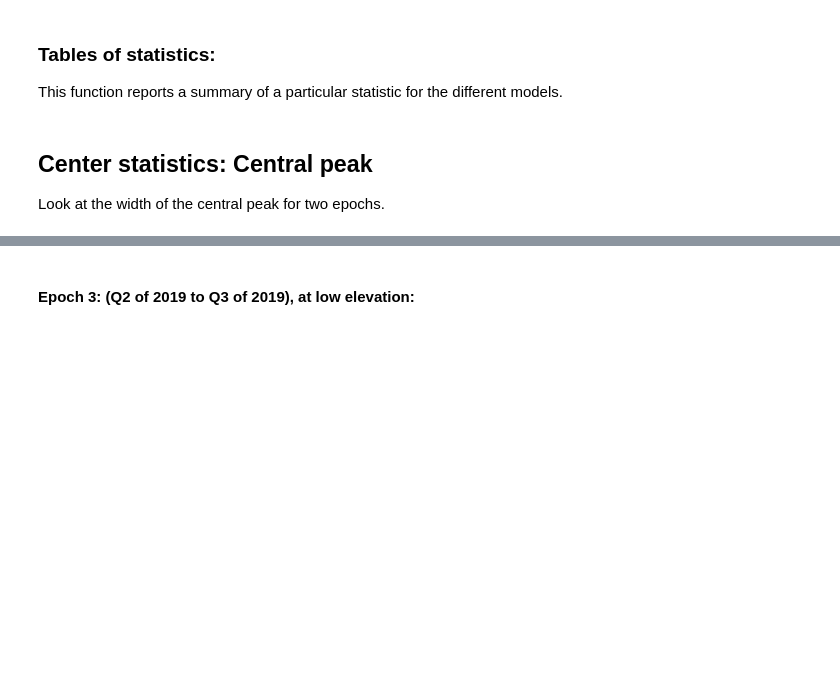
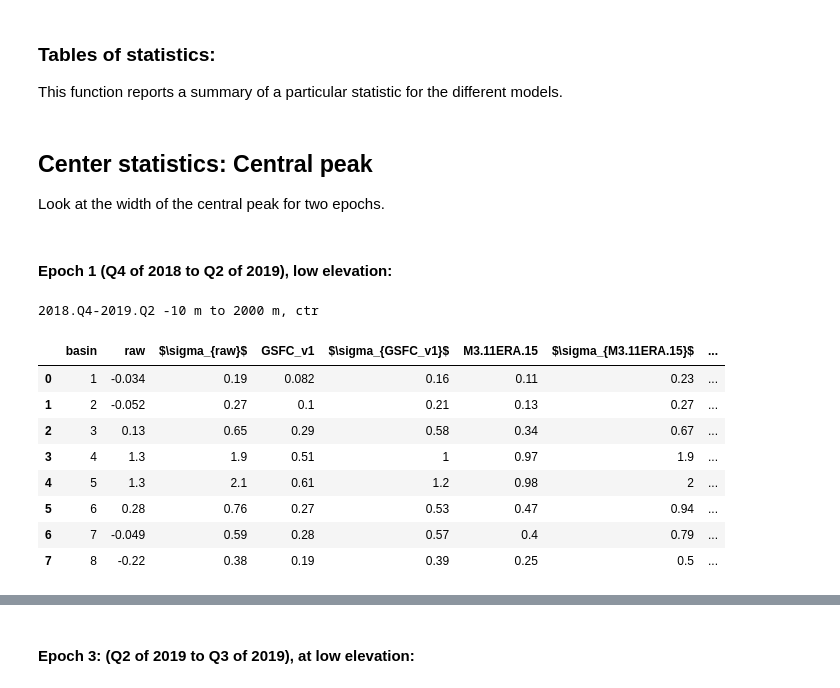
Before and after one commit to porterdf/SMBcorr, a Jupyter notebook: firn_dh_plots.ipynb, the cells around one changed output, grey strips where cells are left out. Drawn from its saved outputs; the diff is of its cells as text; code cells hidden in the pictures; blank space fills up the shorter version.

```diff
--- a/firn_dh_plots.ipynb
+++ b/firn_dh_plots.ipynb
@@ -284,3 +288,22 @@ def bold_abs_lt_first(data):
 # %% [markdown]
 ## Center statistics: Central peak
 Look at the width of the central peak for two epochs.
+# %% [markdown]
+#### Epoch 1 (Q4 of 2018 to Q2 of 2019), low elevation:
+# %%
+df=all_basin_stats(pct, epochs[0], h_ranges[0],'ctr')
+df.style.set_precision(2).apply(highlight_minabs, axis=1, subset=[sn[model] for model in sn.keys()])\
+    .apply(highlight_minabs, color='orange', axis=1, subset=[sigma_sn[model] for model in sn.keys()])\
+    .apply(bold_abs_lt_first, axis=1, subset=[sn[model] for model in sn.keys()])\
+    .apply(bold_abs_lt_first, axis=1, subset=[sigma_sn[model] for model in sn.keys()])
+# %% [output]
+2018.Q4-2019.Q2 -10 m to 2000 m, ctr
+|  | basin | raw | $\sigma_{raw}$ | GSFC_v1 | $\sigma_{GSFC_v1}$ | M3.11ERA.15 | $\sigma_{M3.11ERA.15}$ | ... |
+| 0 | 1 | -0.034 | 0.19 | 0.082 | 0.16 | 0.11 | 0.23 | ... |
+| 1 | 2 | -0.052 | 0.27 | 0.1 | 0.21 | 0.13 | 0.27 | ... |
+| 2 | 3 | 0.13 | 0.65 | 0.29 | 0.58 | 0.34 | 0.67 | ... |
+| 3 | 4 | 1.3 | 1.9 | 0.51 | 1 | 0.97 | 1.9 | ... |
+| 4 | 5 | 1.3 | 2.1 | 0.61 | 1.2 | 0.98 | 2 | ... |
+| 5 | 6 | 0.28 | 0.76 | 0.27 | 0.53 | 0.47 | 0.94 | ... |
+| 6 | 7 | -0.049 | 0.59 | 0.28 | 0.57 | 0.4 | 0.79 | ... |
+| 7 | 8 | -0.22 | 0.38 | 0.19 | 0.39 | 0.25 | 0.5 | ... |
```
Also changed, not shown: parts of 18 cells of this notebook, 1 other file.
